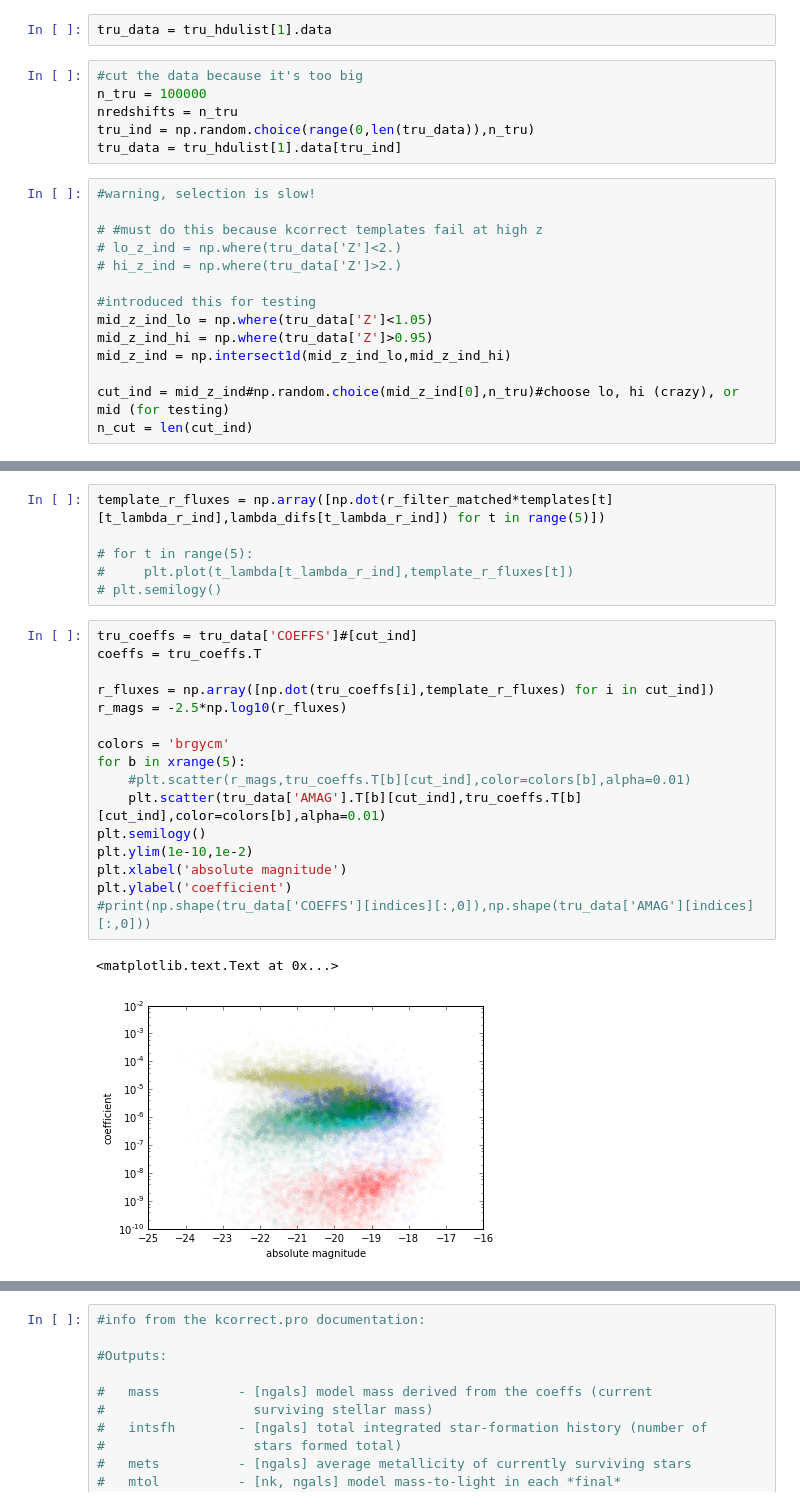
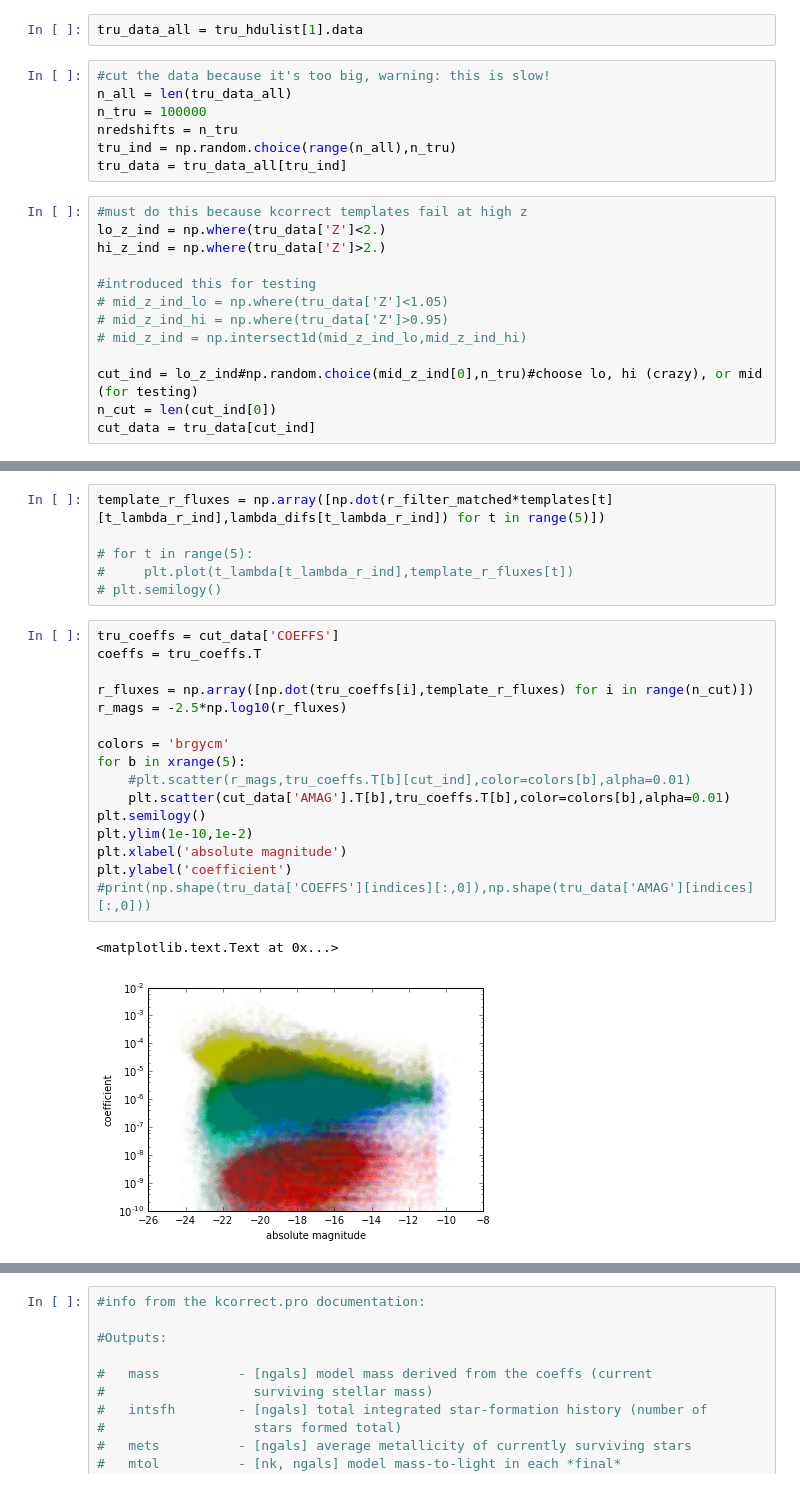
Before and after one commit to aimalz/pretzal, a Jupyter notebook: code/data-exploration.ipynb, the cells around one changed output, grey strips where cells are left out. Cells and saved outputs as stored; diff of their text form.

```diff
--- a/code/data-exploration.ipynb
+++ b/code/data-exploration.ipynb
@@ -44,25 +44,25 @@ TFORM46 = '2E      '           /
 TFORM47 = 'E       '           /
 TFORM48 = 'E       '           /
 # %%
-tru_data = tru_hdulist[1].data
+tru_data_all = tru_hdulist[1].data
 # %%
-#cut the data because it's too big
+#cut the data because it's too big, warning: this is slow!
+n_all = len(tru_data_all)
 n_tru = 100000
 nredshifts = n_tru
-tru_ind = np.random.choice(range(0,len(tru_data)),n_tru)
-tru_data = tru_hdulist[1].data[tru_ind]
+tru_ind = np.random.choice(range(n_all),n_tru)
+tru_data = tru_data_all[tru_ind]
 # %%
-#warning, selection is slow!
-
-# #must do this because kcorrect templates fail at high z
-# lo_z_ind = np.where(tru_data['Z']<2.)
-# hi_z_ind = np.where(tru_data['Z']>2.)
+#must do this because kcorrect templates fail at high z
+lo_z_ind = np.where(tru_data['Z']<2.)
+hi_z_ind = np.where(tru_data['Z']>2.)
 
 #introduced this for testing
-mid_z_ind_lo = np.where(tru_data['Z']<1.05)
-mid_z_ind_hi = np.where(tru_data['Z']>0.95)
-mid_z_ind = np.intersect1d(mid_z_ind_lo,mid_z_ind_hi)
+# mid_z_ind_lo = np.where(tru_data['Z']<1.05)
+# mid_z_ind_hi = np.where(tru_data['Z']>0.95)
+# mid_z_ind = np.intersect1d(mid_z_ind_lo,mid_z_ind_hi)
 
-cut_ind = mid_z_ind#np.random.choice(mid_z_ind[0],n_tru)#choose lo, hi (crazy), or mid (for testing)
-n_cut = len(cut_ind)
+cut_ind = lo_z_ind#np.random.choice(mid_z_ind[0],n_tru)#choose lo, hi (crazy), or mid (for testing)
+n_cut = len(cut_ind[0])
+cut_data = tru_data[cut_ind]
 # %%
@@ -145,22 +145,22 @@ template_r_fluxes = np.array([np.dot(r_filter_matched*templates[t][t_lambda_r_in
 #     plt.plot(t_lambda[t_lambda_r_ind],template_r_fluxes[t])
 # plt.semilogy()
 # %%
-tru_coeffs = tru_data['COEFFS']#[cut_ind]
+tru_coeffs = cut_data['COEFFS']
 coeffs = tru_coeffs.T
 
-r_fluxes = np.array([np.dot(tru_coeffs[i],template_r_fluxes) for i in cut_ind])
+r_fluxes = np.array([np.dot(tru_coeffs[i],template_r_fluxes) for i in range(n_cut)])
 r_mags = -2.5*np.log10(r_fluxes)
 
 colors = 'brgycm'
 for b in xrange(5):
     #plt.scatter(r_mags,tru_coeffs.T[b][cut_ind],color=colors[b],alpha=0.01)
-    plt.scatter(tru_data['AMAG'].T[b][cut_ind],tru_coeffs.T[b][cut_ind],color=colors[b],alpha=0.01)
+    plt.scatter(cut_data['AMAG'].T[b],tru_coeffs.T[b],color=colors[b],alpha=0.01)
 plt.semilogy()
 plt.ylim(1e-10,1e-2)
 plt.xlabel('absolute magnitude')
 plt.ylabel('coefficient')
 #print(np.shape(tru_data['COEFFS'][indices][:,0]),np.shape(tru_data['AMAG'][indices][:,0]))
 # %% [output]
 <matplotlib.text.Text at 0x...>
-[figure, old version]
+[figure, new version]
 # %%
```
Also changed, not shown: parts of 10 cells of this notebook.
